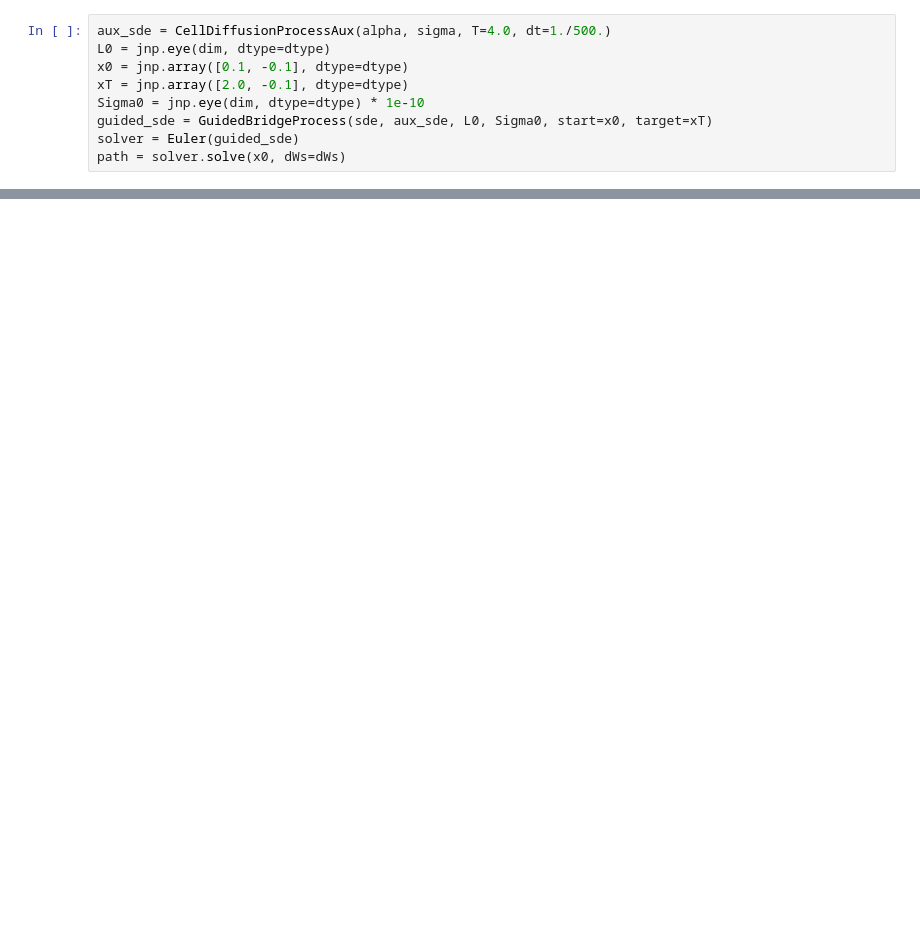
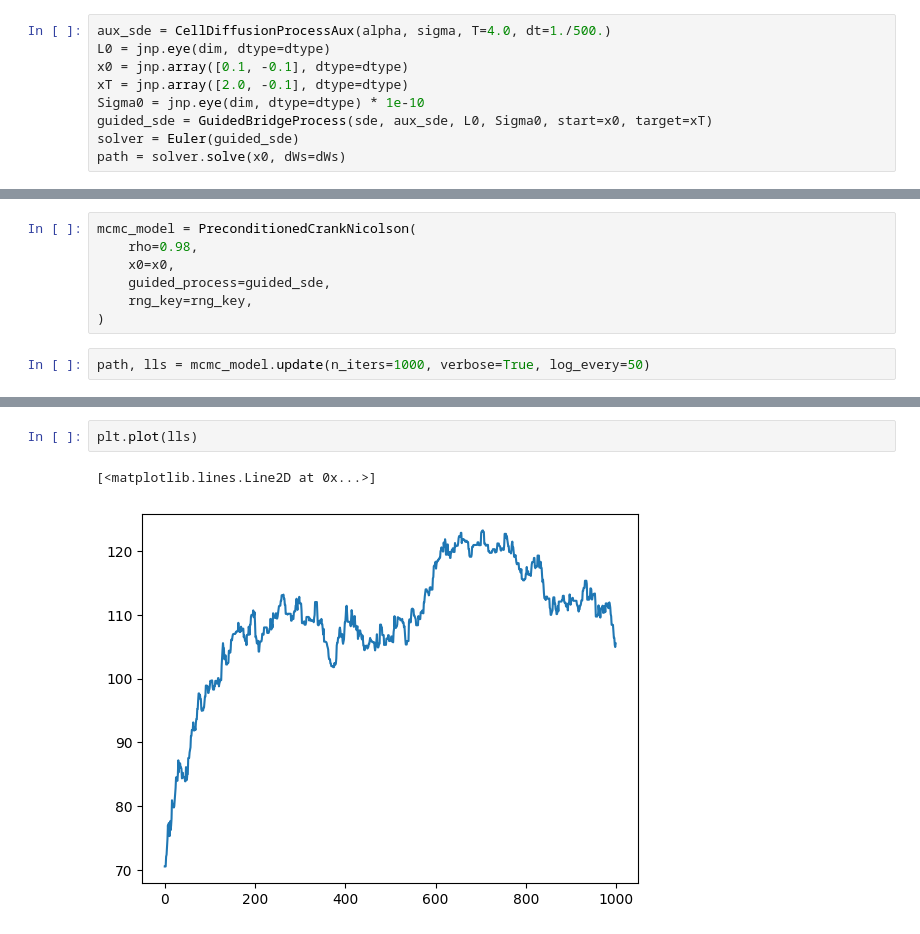
Before and after one commit to bookdiver/neuralbridge, a Jupyter notebook: examples/guided_cell_model.ipynb, the cells around one changed output, grey strips where cells are left out. Saved outputs shown, nothing was run; the diff lists cells and outputs as text; blank space fills up the shorter version.

Commit message:
Made MCMC work, need to improve the performance

```diff
--- a/examples/guided_cell_model.ipynb
+++ b/examples/guided_cell_model.ipynb
@@ -61,0 +61,9 @@ plt.grid()
+# %%
+mcmc_model = PreconditionedCrankNicolson(
+    rho=0.98,
+    x0=x0,
+    guided_process=guided_sde,
+    rng_key=rng_key,
+)
+# %%
+path, lls = mcmc_model.update(n_iters=1000, verbose=True, log_every=50)
@@ -61,0 +88,5 @@ plt.grid()
+# %%
+plt.plot(lls)
+# %% [output]
+[<matplotlib.lines.Line2D at 0x...>]
+[figure, added]
```
Also changed, not shown: parts of 6 cells of this notebook, 10 other files.
